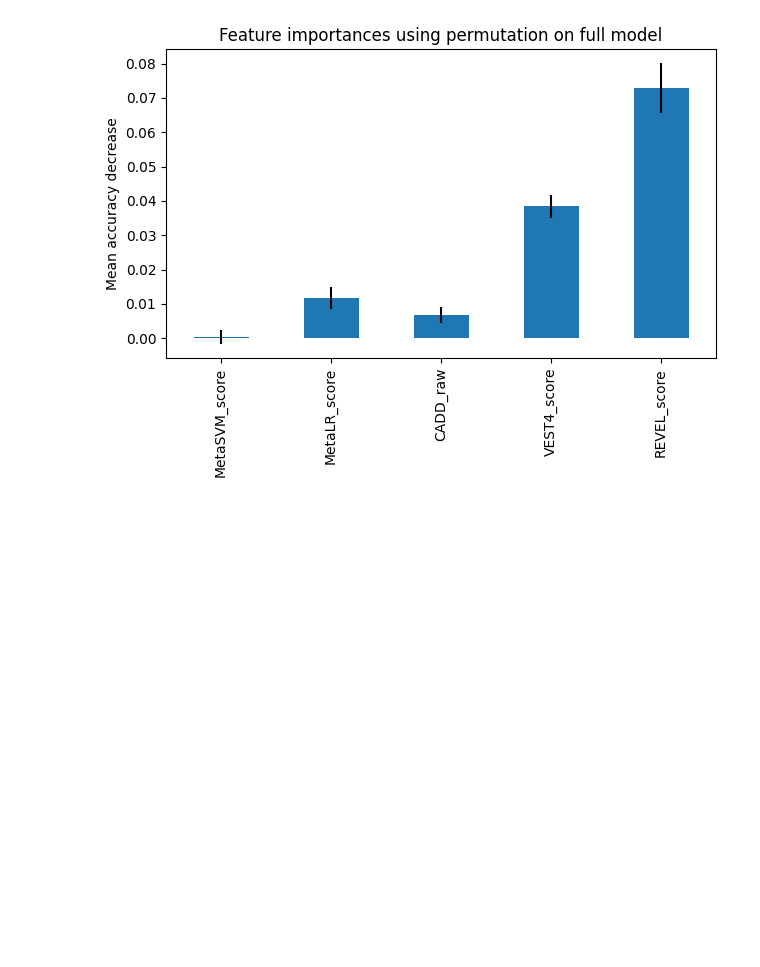
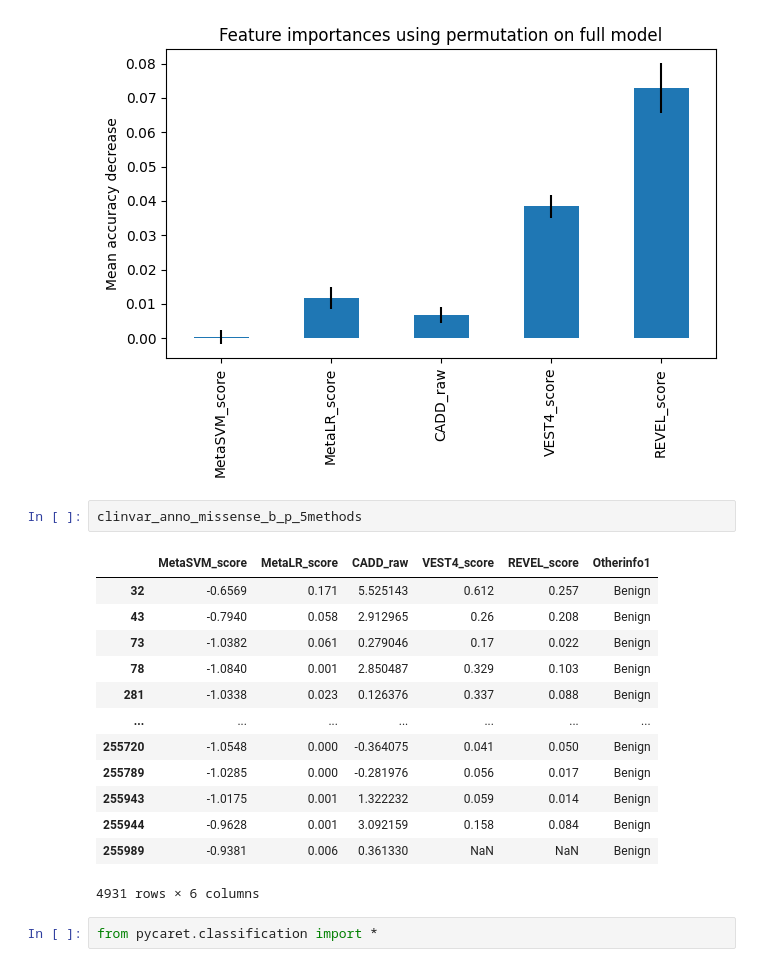
Before and after one commit to mingjutsai/2024_GESW_ML, a Jupyter notebook: GESW_ML_2024.ipynb, the cells around one changed output. Drawn from its saved outputs; the diff is of its cells as text; blank space fills up the shorter version.

Commit message:
add pycaret

```diff
--- a/GESW_ML_2024.ipynb
+++ b/GESW_ML_2024.ipynb
@@ -401,3 +398,21 @@ fig.tight_layout()
 plt.show()
 # %% [output]
 [figure]
+# %%
+clinvar_anno_missense_b_p_5methods
+# %% [output]
+|  | MetaSVM_score | MetaLR_score | CADD_raw | VEST4_score | REVEL_score | Otherinfo1 |
+| 32 | -0.6569 | 0.171 | 5.525143 | 0.612 | 0.257 | Benign |
+| 43 | -0.7940 | 0.058 | 2.912965 | 0.26 | 0.208 | Benign |
+| 73 | -1.0382 | 0.061 | 0.279046 | 0.17 | 0.022 | Benign |
+| 78 | -1.0840 | 0.001 | 2.850487 | 0.329 | 0.103 | Benign |
+| 281 | -1.0338 | 0.023 | 0.126376 | 0.337 | 0.088 | Benign |
+| ... | ... | ... | ... | ... | ... | ... |
+| 255720 | -1.0548 | 0.000 | -0.364075 | 0.041 | 0.050 | Benign |
+| 255789 | -1.0285 | 0.000 | -0.281976 | 0.056 | 0.017 | Benign |
+| 255943 | -1.0175 | 0.001 | 1.322232 | 0.059 | 0.014 | Benign |
+| 255944 | -0.9628 | 0.001 | 3.092159 | 0.158 | 0.084 | Benign |
+| 255989 | -0.9381 | 0.006 | 0.361330 | NaN | NaN | Benign |
+4931 rows × 6 columns
+# %%
+from pycaret.classification import *
```
Also changed, not shown: parts of 8 cells of this notebook.
